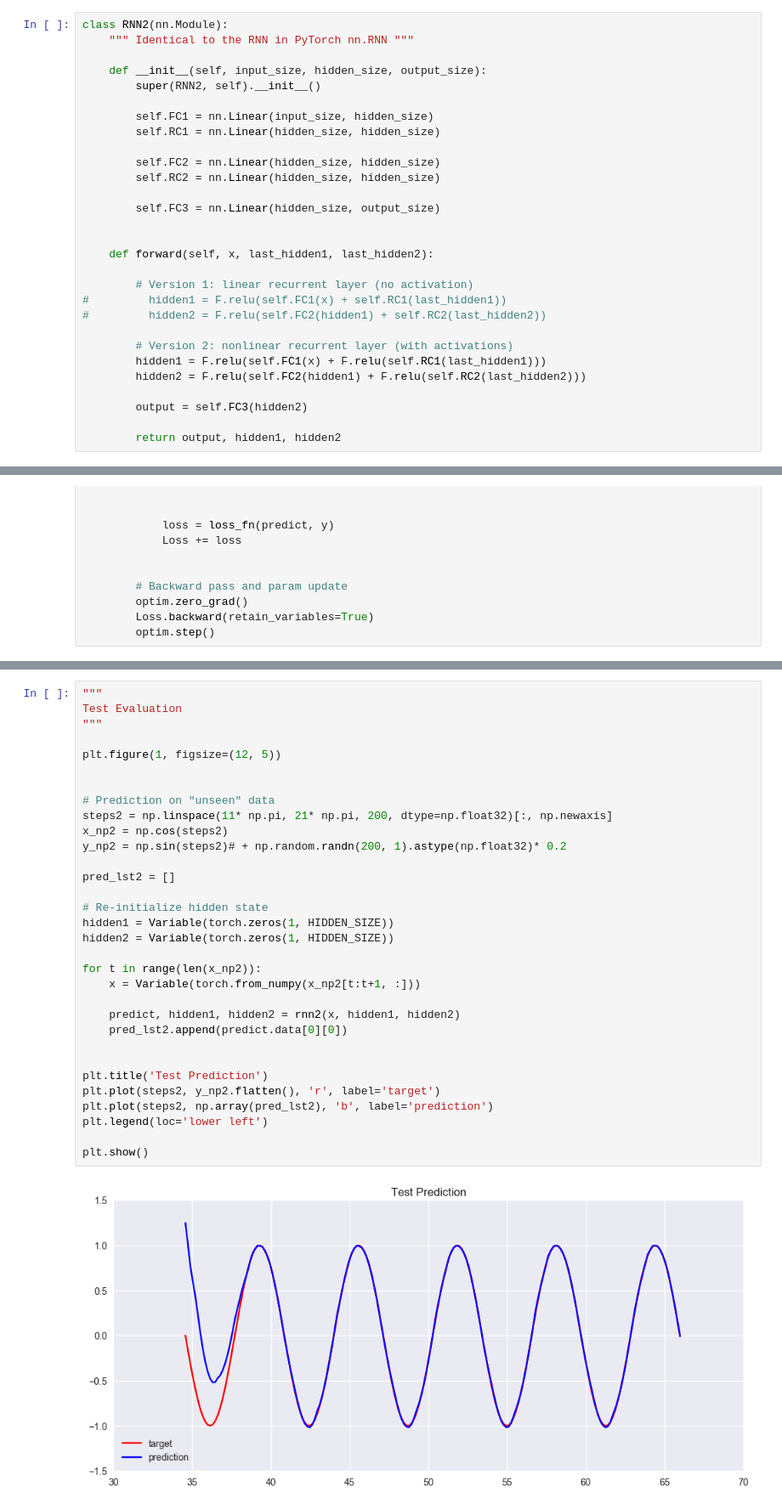
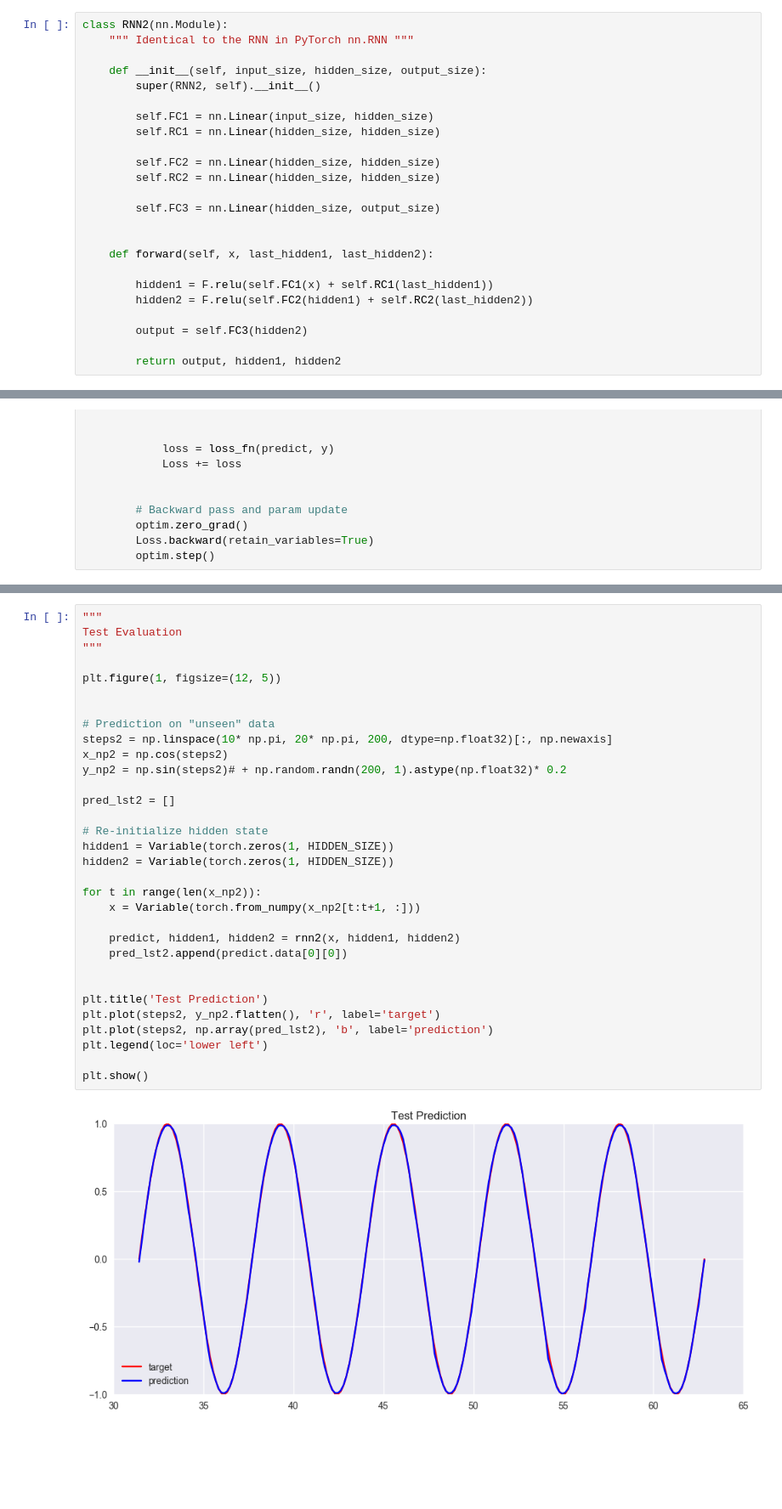
Before and after one commit to ParsonsZeng/ThirstyScholar.github.io, a Jupyter notebook: RNN/trig_func_pred_by_rnn2.ipynb, the cells around one changed output, grey strips where cells are left out. Shown at 85% size. Cells and saved outputs as stored; diff of their text form; blank space fills up the shorter version.

```diff
--- a/RNN/trig_func_pred_by_rnn2.ipynb
+++ b/RNN/trig_func_pred_by_rnn2.ipynb
@@ -64,13 +64,8 @@ class RNN2(nn.Module):
 
     def forward(self, x, last_hidden1, last_hidden2):
 
-        # Version 1: linear recurrent layer (no activation)
-#         hidden1 = F.relu(self.FC1(x) + self.RC1(last_hidden1))
-#         hidden2 = F.relu(self.FC2(hidden1) + self.RC2(last_hidden2))
-
-        # Version 2: nonlinear recurrent layer (with activations)
-        hidden1 = F.relu(self.FC1(x) + F.relu(self.RC1(last_hidden1)))
-        hidden2 = F.relu(self.FC2(hidden1) + F.relu(self.RC2(last_hidden2)))
+        hidden1 = F.relu(self.FC1(x) + self.RC1(last_hidden1))
+        hidden2 = F.relu(self.FC2(hidden1) + self.RC2(last_hidden2))
 
         output = self.FC3(hidden2)
 
@@ -197,32 +192,32 @@ plt.show()
 Test Evaluation
 """
 
 plt.figure(1, figsize=(12, 5))
 
 
 # Prediction on "unseen" data
-steps2 = np.linspace(11* np.pi, 21* np.pi, 200, dtype=np.float32)[:, np.newaxis]
+steps2 = np.linspace(10* np.pi, 20* np.pi, 200, dtype=np.float32)[:, np.newaxis]
 x_np2 = np.cos(steps2)
 y_np2 = np.sin(steps2)# + np.random.randn(200, 1).astype(np.float32)* 0.2
 
 pred_lst2 = []
 
 # Re-initialize hidden state
 hidden1 = Variable(torch.zeros(1, HIDDEN_SIZE))
 hidden2 = Variable(torch.zeros(1, HIDDEN_SIZE))
 
 for t in range(len(x_np2)):
     x = Variable(torch.from_numpy(x_np2[t:t+1, :]))
 
     predict, hidden1, hidden2 = rnn2(x, hidden1, hidden2)
     pred_lst2.append(predict.data[0][0])
 
 
 plt.title('Test Prediction')
 plt.plot(steps2, y_np2.flatten(), 'r', label='target')
 plt.plot(steps2, np.array(pred_lst2), 'b', label='prediction')
 plt.legend(loc='lower left')
 
 plt.show()
 # %% [output]
-[figure, old version]
+[figure, new version]
```
Also changed, not shown: parts of 2 cells of this notebook, 2 other files.
